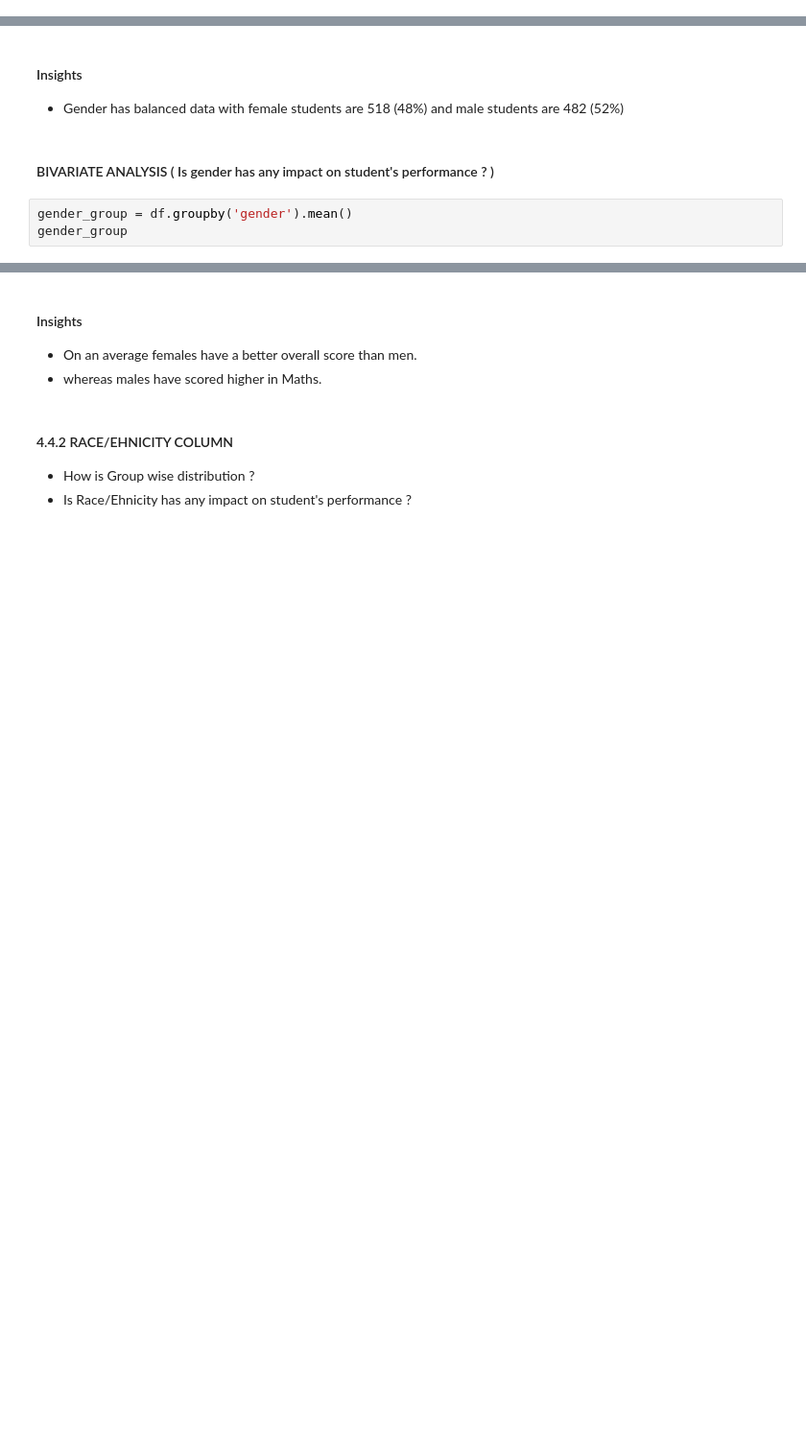
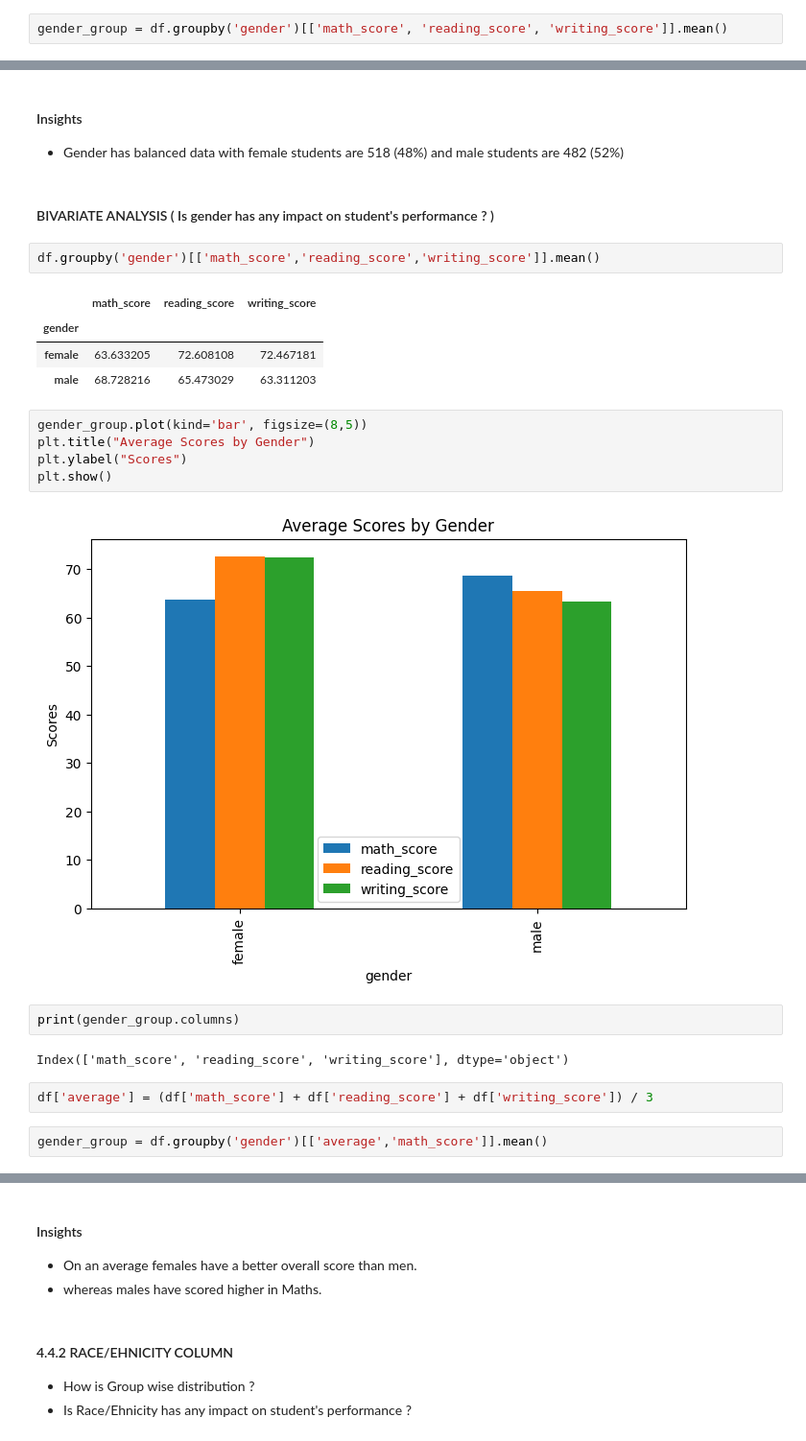
Before and after one commit to pravinmane08/mlproject, a Jupyter notebook: notebook/1 . EDA STUDENT PERFORMANCE .ipynb, the cells around one changed output, grey strips where cells are left out. Shown at 96% size. Saved outputs shown, nothing was run; the diff lists cells and outputs as text; blank space fills up the shorter version.

```diff
--- a/notebook/1 . EDA STUDENT PERFORMANCE .ipynb
+++ b/notebook/1 . EDA STUDENT PERFORMANCE .ipynb
@@ -420,0 +470,2 @@ plt.show()
+# %%
+gender_group = df.groupby('gender')[['math_score', 'reading_score', 'writing_score']].mean()
@@ -424,6 +482,25 @@ plt.show()
 # %% [markdown]
 #### BIVARIATE ANALYSIS ( Is gender has any impact on student's performance ? )
 # %%
-gender_group = df.groupby('gender').mean()
-gender_group
+df.groupby('gender')[['math_score','reading_score','writing_score']].mean()
+# %% [output]
+|  | math_score | reading_score | writing_score |
+| gender |  |  |  |
+| female | 63.633205 | 72.608108 | 72.467181 |
+| male | 68.728216 | 65.473029 | 63.311203 |
+# %%
+gender_group.plot(kind='bar', figsize=(8,5))
+plt.title("Average Scores by Gender")
+plt.ylabel("Scores")
+plt.show()
+# %% [output]
+[figure, added]
+# %%
+print(gender_group.columns)
+# %% [output]
+Index(['math_score', 'reading_score', 'writing_score'], dtype='object')
+# %%
+df['average'] = (df['math_score'] + df['reading_score'] + df['writing_score']) / 3
+# %%
+gender_group = df.groupby('gender')[['average','math_score']].mean()
 # %%
```
Also changed, not shown: parts of 15 cells of this notebook, 5 other files.
